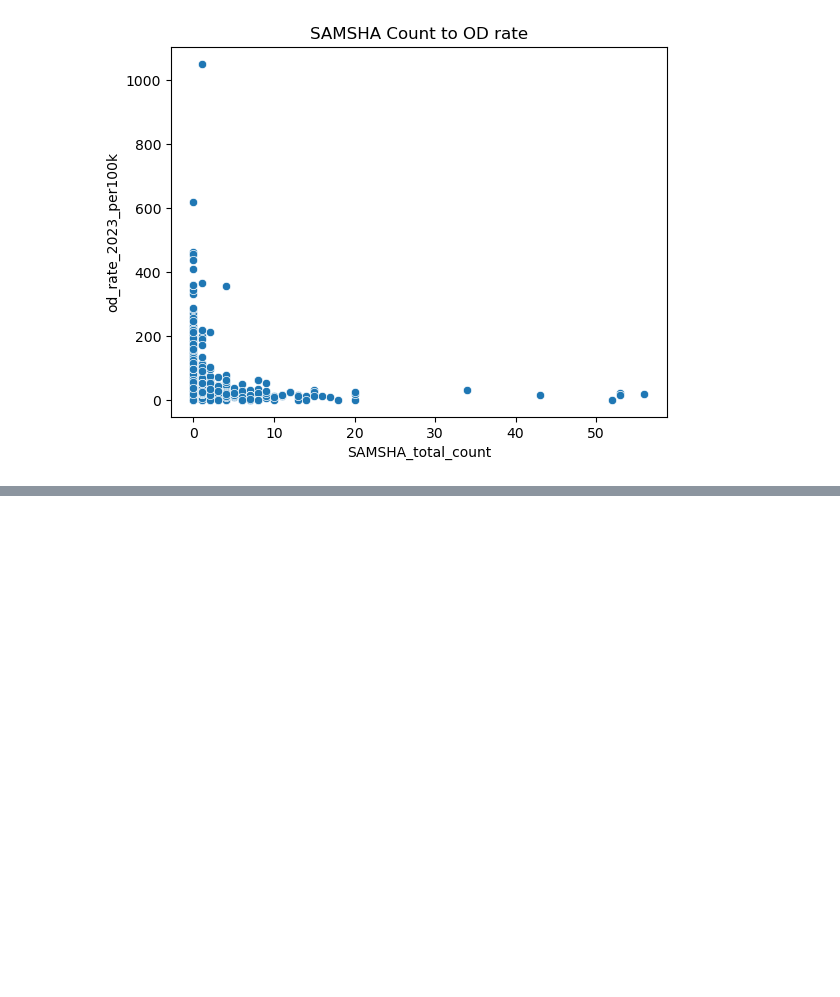
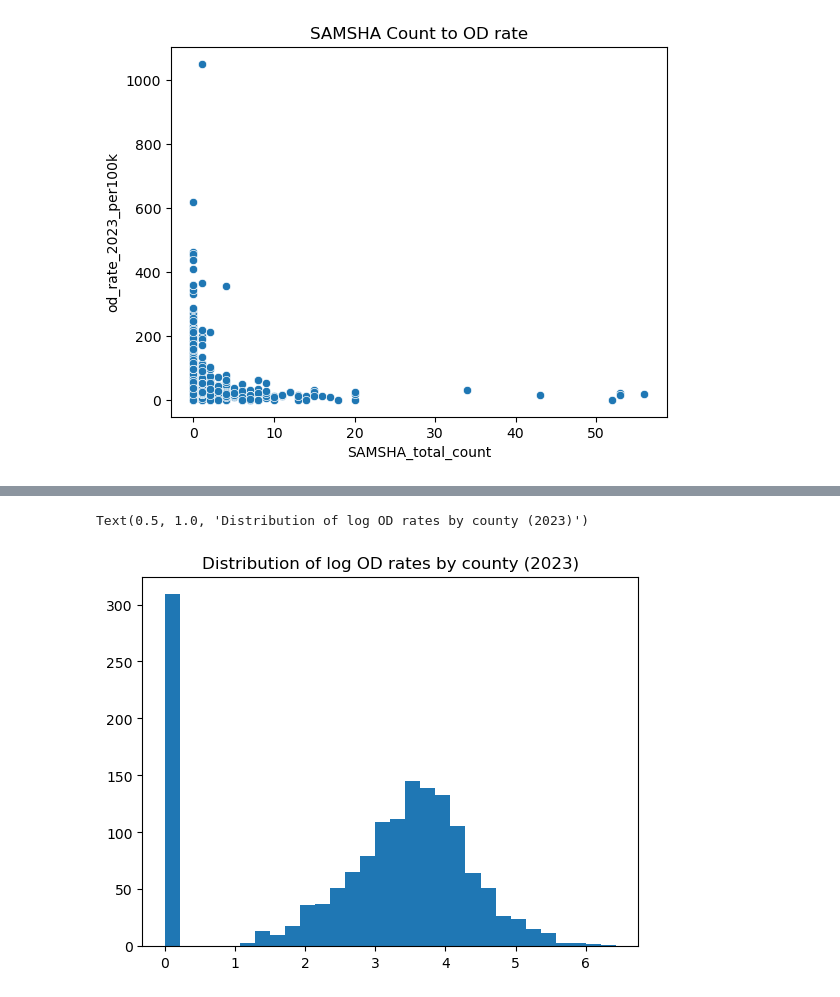
Before and after one commit to rsm-amarkova/Opioid_SAMSHA, a Jupyter notebook: project_analysis.ipynb, the cells around one changed output, grey strips where cells are left out. Saved outputs shown, nothing was run; the diff lists cells and outputs as text; code cells hidden in the pictures; blank space fills up the shorter version.

```diff
--- a/project_analysis.ipynb
+++ b/project_analysis.ipynb
@@ -287,0 +245,10 @@ print(SAMSHA_IRR)
+# %%
+county_df['log_od_rate_2023_per100k'] = np.log1p(county_df['od_rate_2023_per100k'])
+# %%
+filtered_df = county_df[county_df['median_household_income_2023'] < 62784]
+
+plt.hist(filtered_df['log_od_rate_2023_per100k'], bins=30)
+plt.title('Distribution of log OD rates by county (2023)')
+# %% [output]
+Text(0.5, 1.0, 'Distribution of log OD rates by county (2023)')
+[figure, added]
```
Also changed, not shown: parts of 24 cells of this notebook.
